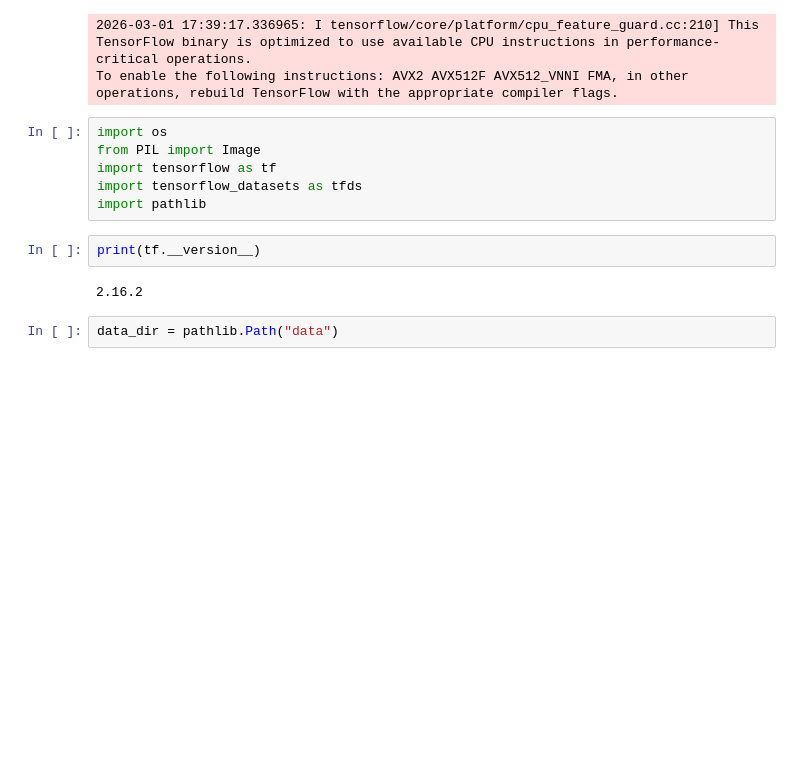
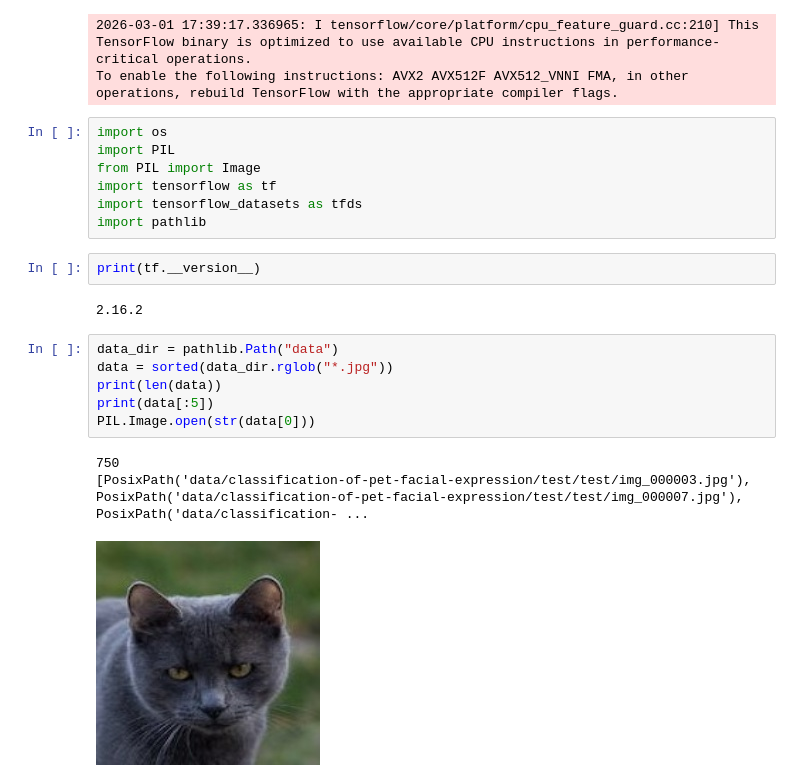
Before and after one commit to ishitta-iyer/sta314-project, a Jupyter notebook: eda.ipynb, the cells around one changed output. Drawn from its saved outputs; the diff is of its cells as text; blank space fills up the shorter version.

```diff
--- a/eda.ipynb
+++ b/eda.ipynb
@@ -11,6 +11,7 @@ import torch
 To enable the following instructions: AVX2 AVX512F AVX512_VNNI FMA, in other operations, rebuild TensorFlow with the appropriate compiler flags.
 # %%
 import os
+import PIL
 from PIL import Image
 import tensorflow as tf
 import tensorflow_datasets as tfds
@@ -21,3 +22,11 @@ print(tf.__version__)
 2.16.2
 # %%
 data_dir = pathlib.Path("data")
+data = sorted(data_dir.rglob("*.jpg"))
+print(len(data))
+print(data[:5])
+PIL.Image.open(str(data[0]))
+# %% [output]
+750
+[PosixPath('data/classification-of-pet-facial-expression/test/test/img_000003.jpg'), PosixPath('data/classification-of-pet-facial-expression/test/test/img_000007.jpg'), PosixPath('data/classification- ...
+[figure, added]
```
